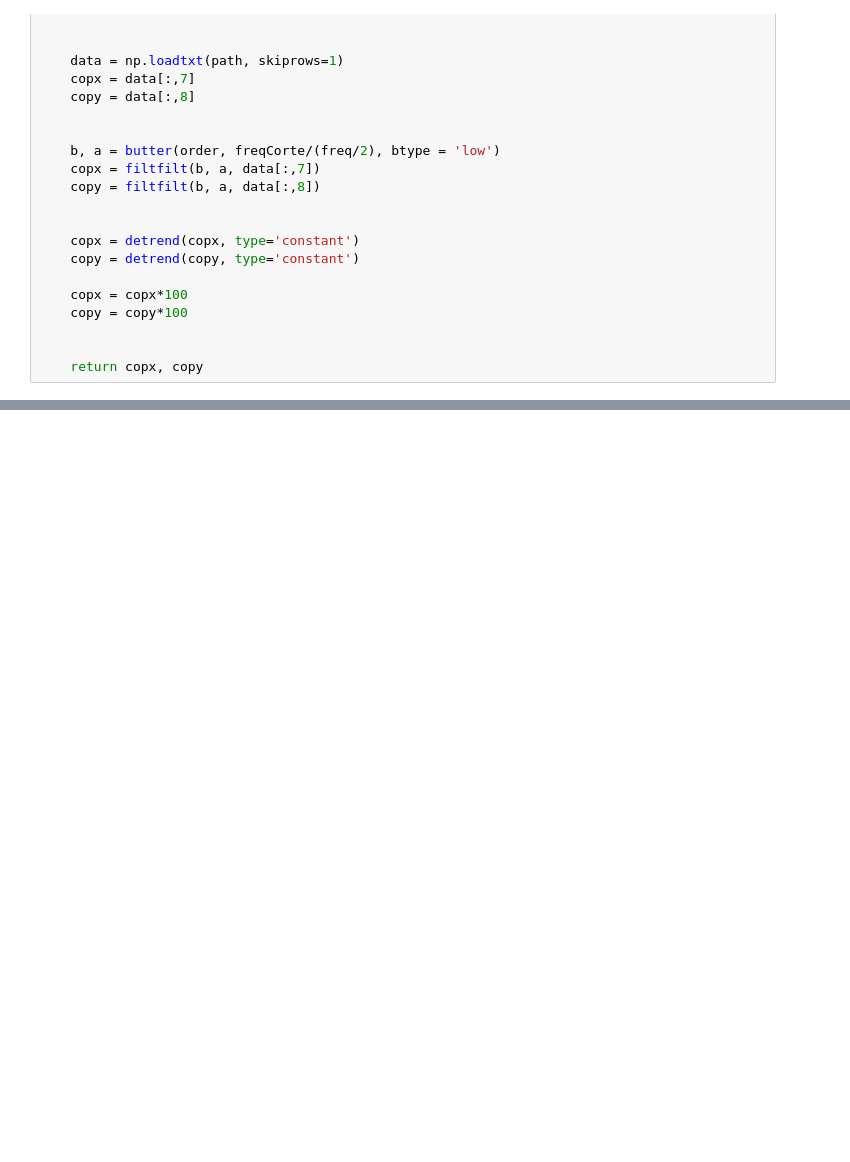
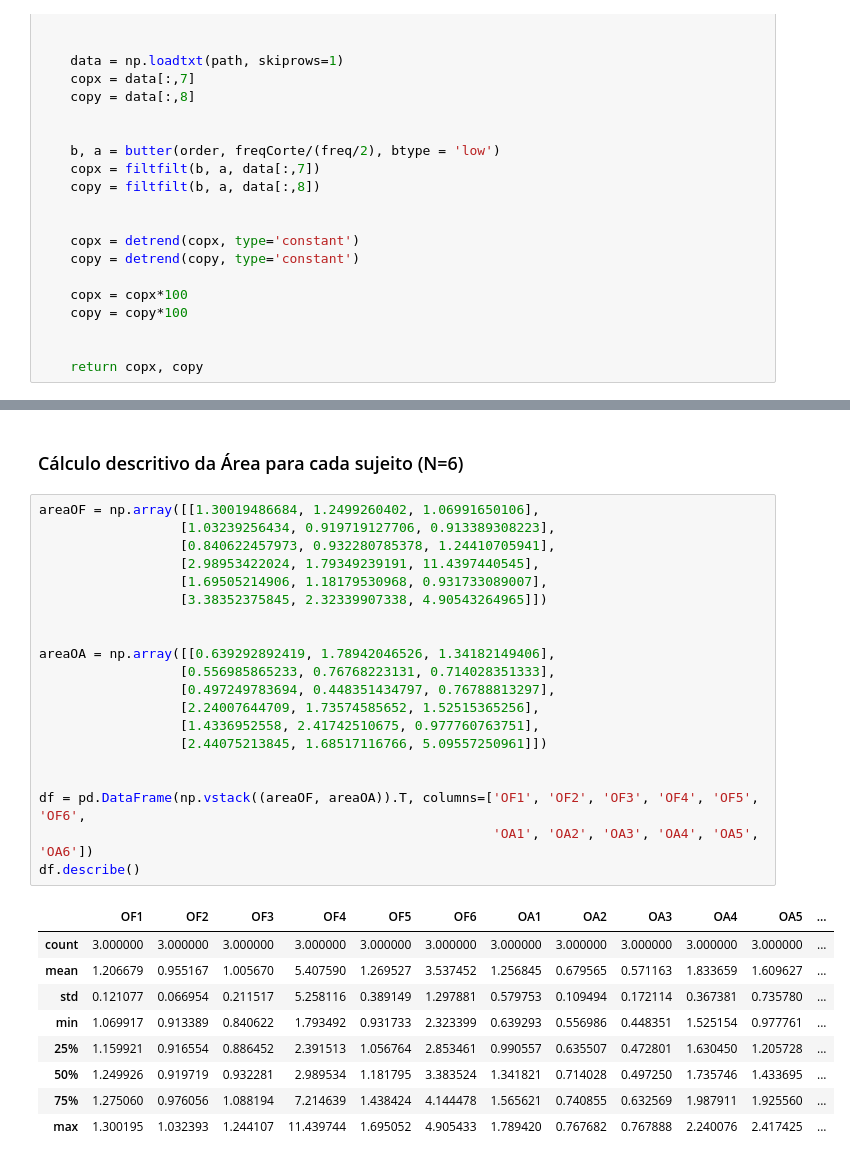
Before and after one commit to damiap/COP, a Jupyter notebook: COPArea.ipynb, the cells around one changed output, grey strips where cells are left out. Saved outputs shown, nothing was run; the diff lists cells and outputs as text; blank space fills up the shorter version.

```diff
--- a/COPArea.ipynb
+++ b/COPArea.ipynb
@@ -194,0 +194,32 @@ plt.subplots_adjust(wspace=0.5)
+# %% [markdown]
+### Cálculo descritivo da  Área para cada sujeito (N=6)
+# %%
+areaOF = np.array([[1.30019486684, 1.2499260402, 1.06991650106],
+                  [1.03239256434, 0.919719127706, 0.913389308223],
+                  [0.840622457973, 0.932280785378, 1.24410705941],
+                  [2.98953422024, 1.79349239191, 11.4397440545],
+                  [1.69505214906, 1.18179530968, 0.931733089007],
+                  [3.38352375845, 2.32339907338, 4.90543264965]])
+
+
+areaOA = np.array([[0.639292892419, 1.78942046526, 1.34182149406],
+                  [0.556985865233, 0.76768223131, 0.714028351333],
+                  [0.497249783694, 0.448351434797, 0.76788813297],
+                  [2.24007644709, 1.73574585652, 1.52515365256],
+                  [1.4336952558, 2.41742510675, 0.977760763751],
+                  [2.44075213845, 1.68517116766, 5.09557250961]])
+
+
+df = pd.DataFrame(np.vstack((areaOF, areaOA)).T, columns=['OF1', 'OF2', 'OF3', 'OF4', 'OF5', 'OF6',
+                                                          'OA1', 'OA2', 'OA3', 'OA4', 'OA5', 'OA6'])
+df.describe()
+# %% [output]
+|  | OF1 | OF2 | OF3 | OF4 | OF5 | OF6 | OA1 | OA2 | OA3 | OA4 | OA5 | ... |
+| count | 3.000000 | 3.000000 | 3.000000 | 3.000000 | 3.000000 | 3.000000 | 3.000000 | 3.000000 | 3.000000 | 3.000000 | 3.000000 | ... |
+| mean | 1.206679 | 0.955167 | 1.005670 | 5.407590 | 1.269527 | 3.537452 | 1.256845 | 0.679565 | 0.571163 | 1.833659 | 1.609627 | ... |
+| std | 0.121077 | 0.066954 | 0.211517 | 5.258116 | 0.389149 | 1.297881 | 0.579753 | 0.109494 | 0.172114 | 0.367381 | 0.735780 | ... |
+| min | 1.069917 | 0.913389 | 0.840622 | 1.793492 | 0.931733 | 2.323399 | 0.639293 | 0.556986 | 0.448351 | 1.525154 | 0.977761 | ... |
+| 25% | 1.159921 | 0.916554 | 0.886452 | 2.391513 | 1.056764 | 2.853461 | 0.990557 | 0.635507 | 0.472801 | 1.630450 | 1.205728 | ... |
+| 50% | 1.249926 | 0.919719 | 0.932281 | 2.989534 | 1.181795 | 3.383524 | 1.341821 | 0.714028 | 0.497250 | 1.735746 | 1.433695 | ... |
+| 75% | 1.275060 | 0.976056 | 1.088194 | 7.214639 | 1.438424 | 4.144478 | 1.565621 | 0.740855 | 0.632569 | 1.987911 | 1.925560 | ... |
+| max | 1.300195 | 1.032393 | 1.244107 | 11.439744 | 1.695052 | 4.905433 | 1.789420 | 0.767682 | 0.767888 | 2.240076 | 2.417425 | ... |
```
Also changed, not shown: parts of 17 cells of this notebook.
